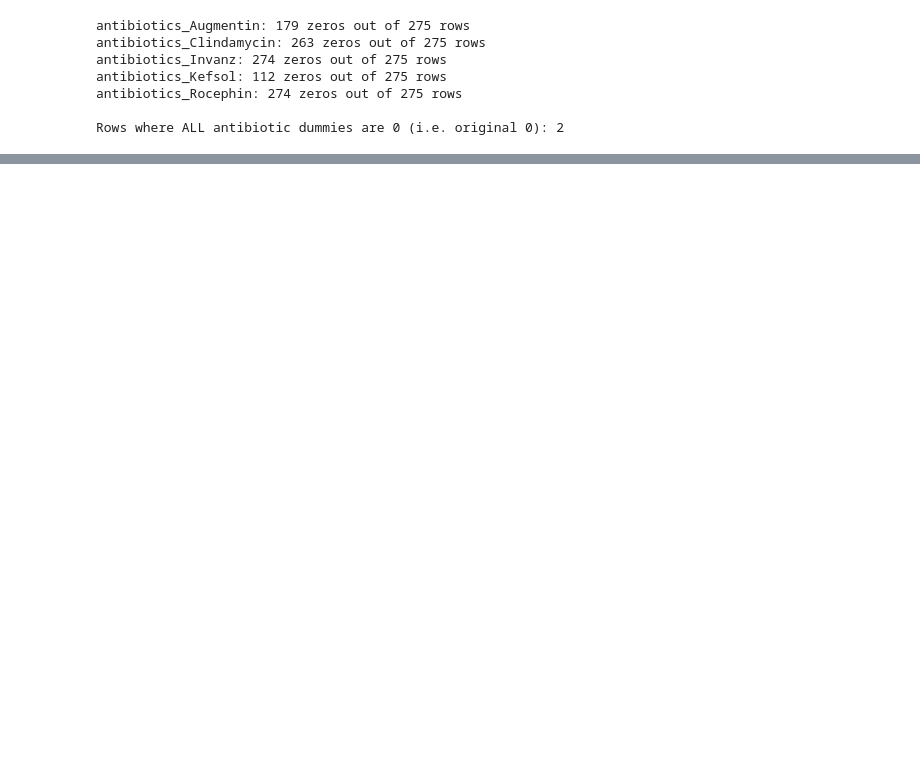
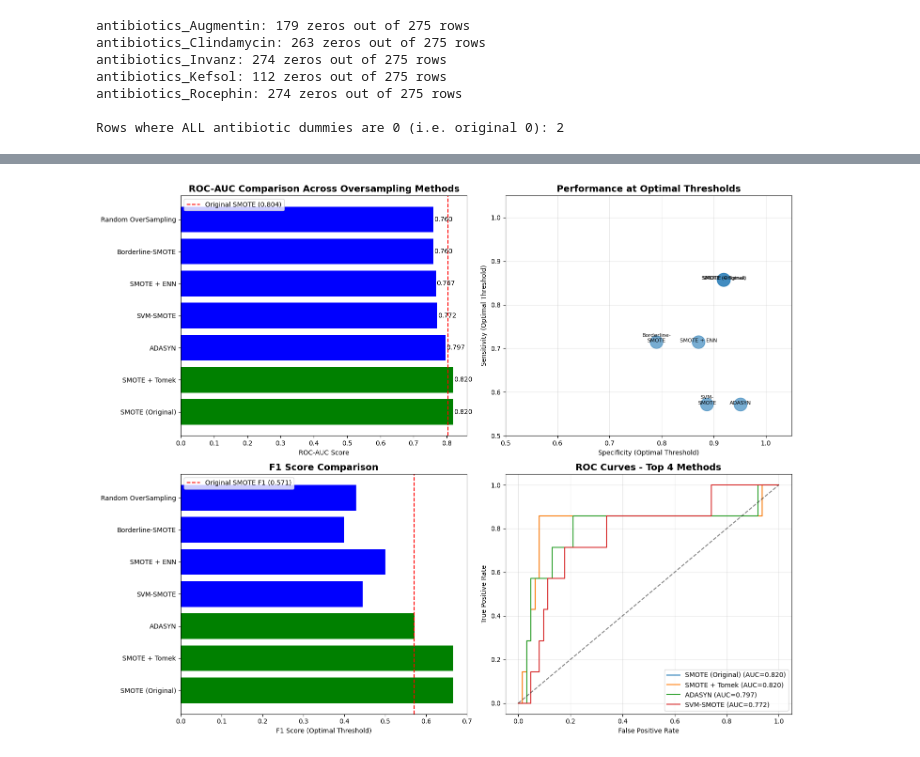
Before and after one commit to DeMeyerRobin/IndustryProject-BariatricSurgeryG1, a Jupyter notebook: model_making_1.ipynb, the cells around one changed output, grey strips where cells are left out. Saved outputs shown, nothing was run; the diff lists cells and outputs as text; code cells hidden in the pictures; blank space fills up the shorter version.

```diff
--- a/model_making_1.ipynb
+++ b/model_making_1.ipynb
@@ -1101,0 +1138,91 @@ Best XGB accuracy: 0.8836363636363636
+# %%
+# Create comparison dataframe
+comparison_data = []
+for method, result in results.items():
+    if result is not None:
+        comparison_data.append({
+            'Method': method,
+            'ROC-AUC': result['roc_auc'],
+            'Sensitivity (Default)': result['default_sensitivity'],
+            'Specificity (Default)': result['default_specificity'],
+            'Optimal Threshold': result['optimal_threshold'],
+            'Sensitivity (Optimal)': result['optimal_sensitivity'],
+            'Specificity (Optimal)': result['optimal_specificity'],
+            'F1 (Optimal)': result['optimal_f1'],
+            'Time (s)': result['time']
+        })
+
+comparison_df = pd.DataFrame(comparison_data)
+comparison_df = comparison_df.sort_values('ROC-AUC', ascending=False)
+
+print("\n" + "="*100)
+print("SUMMARY OF ALL OVERSAMPLING METHODS (Sorted by ROC-AUC)")
+print("="*100)
+print(comparison_df.to_string(index=False, float_format='%.3f'))
+
+# Visualization
+fig, axes = plt.subplots(2, 2, figsize=(15, 12))
+
+# 1. ROC-AUC Comparison
+ax1 = axes[0, 0]
+methods = comparison_df['Method']
+roc_scores = comparison_df['ROC-AUC']
+colors = ['green' if score >= 0.804 else 'blue' for score in roc_scores]
+bars = ax1.barh(methods, roc_scores, color=colors)
+ax1.axvline(x=0.804, color='red', linestyle='--', label='Original SMOTE (0.804)')
+ax1.set_xlabel('ROC-AUC Score')
+ax1.set_title('ROC-AUC Comparison Across Oversampling Methods', fontsize=14, fontweight='bold')
+ax1.legend()
+
+# Add value labels
+for i, (method, score) in enumerate(zip(methods, roc_scores)):
+    ax1.text(score + 0.001, i, f'{score:.3f}', va='center')
+
+# 2. Sensitivity vs Specificity Trade-off (Optimal Threshold)
+ax2 = axes[0, 1]
+ax2.scatter(comparison_df['Specificity (Optimal)'],
+           comparison_df['Sensitivity (Optimal)'],
+           s=comparison_df['ROC-AUC']*500,
+           alpha=0.6)
+
+for idx, row in comparison_df.iterrows():
+    ax2.annotate(row['Method'].replace('-', '-\n'),
+                (row['Specificity (Optimal)'], row['Sensitivity (Optimal)']),
+                fontsize=8, ha='center')
+
+ax2.set_xlabel('Specificity (Optimal Threshold)')
+ax2.set_ylabel('Sensitivity (Optimal Threshold)')
+ax2.set_title('Performance at Optimal Thresholds', fontsize=14, fontweight='bold')
+ax2.grid(True, alpha=0.3)
+ax2.set_xlim(0.5, 1.05)
+ax2.set_ylim(0.5, 1.05)
+
+# 3. F1 Score Comparison
+ax3 = axes[1, 0]
+f1_scores = comparison_df['F1 (Optimal)']
+colors = ['green' if score >= 0.571 else 'blue' for score in f1_scores]
+ax3.barh(methods, f1_scores, color=colors)
+ax3.axvline(x=0.571, color='red', linestyle='--', label='Original SMOTE F1 (0.571)')
+ax3.set_xlabel('F1 Score (Optimal Threshold)')
+ax3.set_title('F1 Score Comparison', fontsize=14, fontweight='bold')
+ax3.legend()
+
+# 4. ROC Curves for Top Methods
+ax4 = axes[1, 1]
+top_methods = comparison_df.head(4)['Method'].tolist()
+
+for method in top_methods:
+    if method in results and results[method] is not None:
+        fpr, tpr, _ = roc_curve(y_test, results[method]['y_proba'])
+        ax4.plot(fpr, tpr, label=f"{method} (AUC={results[method]['roc_auc']:.3f})")
+
+ax4.plot([0, 1], [0, 1], 'k--', alpha=0.5)
+ax4.set_xlabel('False Positive Rate')
+ax4.set_ylabel('True Positive Rate')
+ax4.set_title('ROC Curves - Top 4 Methods', fontsize=14, fontweight='bold')
+ax4.legend(loc='lower right')
+ax4.grid(True, alpha=0.3)
+
+plt.tight_layout()
+plt.show()
+# %% [output]
@@ -1101,0 +1240 @@ Best XGB accuracy: 0.8836363636363636
+[figure, added]
```
Also changed, not shown: parts of 22 cells of this notebook.
